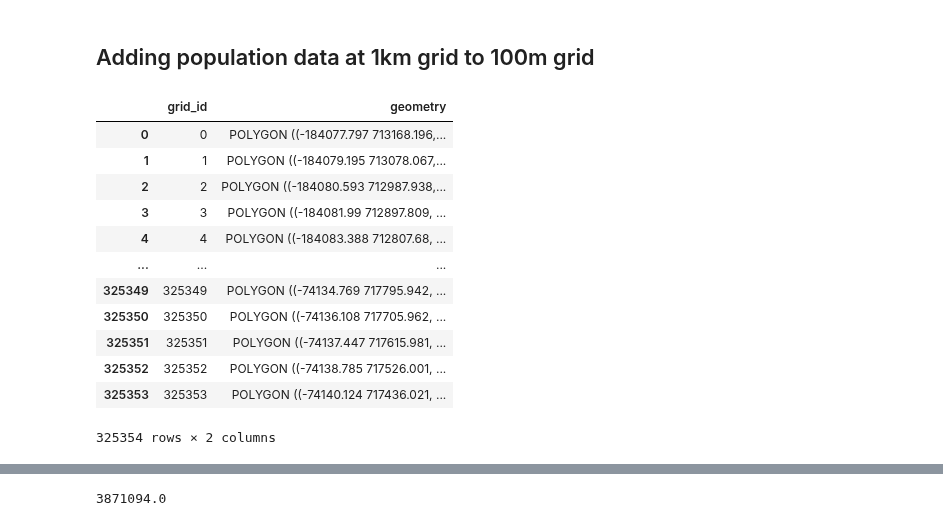
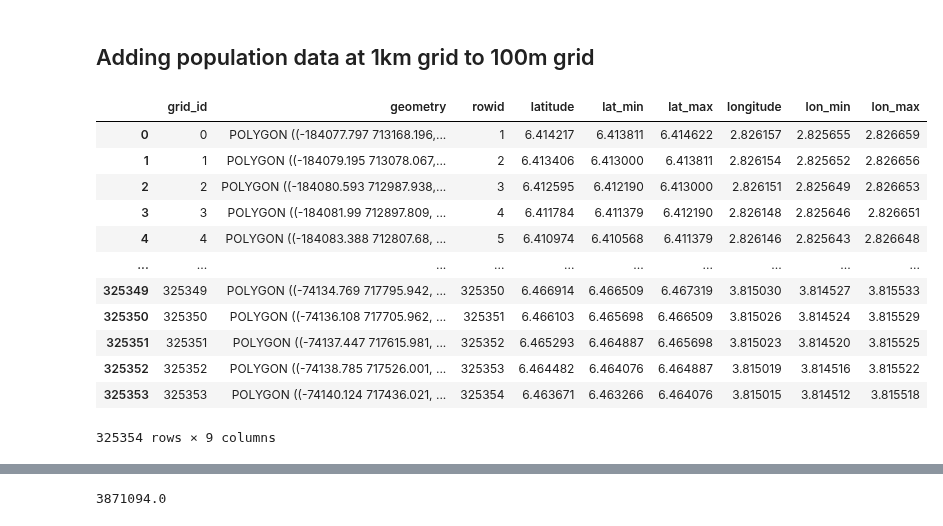
Before and after one commit to urbanbigdatacentre/ideamaps-models, a Jupyter notebook: models/emergency-maternal-care/scripts/Health_Care_Access_3_closet_EmOC.ipynb, the cells around one changed output, grey strips where cells are left out. Drawn from its saved outputs; the diff is of its cells as text; code cells hidden in the pictures.

```diff
--- a/models/emergency-maternal-care/scripts/Health_Care_Access_3_closet_EmOC.ipynb
+++ b/models/emergency-maternal-care/scripts/Health_Care_Access_3_closet_EmOC.ipynb
@@ -228,25 +228,25 @@ epsg = 'EPSG:32632'
 # %%
 # Preparing grid
 grid_file = data_inputs + '100mGrid.gpkg'
 grid = gpd.read_file(grid_file)
 grid = grid.to_crs(epsg)
 grid['grid_id'] = range(len(grid))
-grid = grid[['grid_id', 'geometry']].set_geometry('geometry')
+grid = grid[['grid_id', 'geometry','rowid', 'latitude', 'lat_min', 'lat_max', 'longitude', 'lon_min','lon_max']].set_geometry('geometry')
 grid
 # %% [output]
-|  | grid_id | geometry |
-| 0 | 0 | POLYGON ((-184077.797 713168.196,... |
-| 1 | 1 | POLYGON ((-184079.195 713078.067,... |
-| 2 | 2 | POLYGON ((-184080.593 712987.938,... |
-| 3 | 3 | POLYGON ((-184081.99 712897.809, ... |
-| 4 | 4 | POLYGON ((-184083.388 712807.68, ... |
-| ... | ... | ... |
-| 325349 | 325349 | POLYGON ((-74134.769 717795.942, ... |
-| 325350 | 325350 | POLYGON ((-74136.108 717705.962, ... |
-| 325351 | 325351 | POLYGON ((-74137.447 717615.981, ... |
-| 325352 | 325352 | POLYGON ((-74138.785 717526.001, ... |
-| 325353 | 325353 | POLYGON ((-74140.124 717436.021, ... |
+|  | grid_id | geometry | rowid | latitude | lat_min | lat_max | longitude | lon_min | lon_max |
+| 0 | 0 | POLYGON ((-184077.797 713168.196,... | 1 | 6.414217 | 6.413811 | 6.414622 | 2.826157 | 2.825655 | 2.826659 |
+| 1 | 1 | POLYGON ((-184079.195 713078.067,... | 2 | 6.413406 | 6.413000 | 6.413811 | 2.826154 | 2.825652 | 2.826656 |
+| 2 | 2 | POLYGON ((-184080.593 712987.938,... | 3 | 6.412595 | 6.412190 | 6.413000 | 2.826151 | 2.825649 | 2.826653 |
+| 3 | 3 | POLYGON ((-184081.99 712897.809, ... | 4 | 6.411784 | 6.411379 | 6.412190 | 2.826148 | 2.825646 | 2.826651 |
+| 4 | 4 | POLYGON ((-184083.388 712807.68, ... | 5 | 6.410974 | 6.410568 | 6.411379 | 2.826146 | 2.825643 | 2.826648 |
+| ... | ... | ... | ... | ... | ... | ... | ... | ... | ... |
+| 325349 | 325349 | POLYGON ((-74134.769 717795.942, ... | 325350 | 6.466914 | 6.466509 | 6.467319 | 3.815030 | 3.814527 | 3.815533 |
+| 325350 | 325350 | POLYGON ((-74136.108 717705.962, ... | 325351 | 6.466103 | 6.465698 | 6.466509 | 3.815026 | 3.814524 | 3.815529 |
+| 325351 | 325351 | POLYGON ((-74137.447 717615.981, ... | 325352 | 6.465293 | 6.464887 | 6.465698 | 3.815023 | 3.814520 | 3.815525 |
+| 325352 | 325352 | POLYGON ((-74138.785 717526.001, ... | 325353 | 6.464482 | 6.464076 | 6.464887 | 3.815019 | 3.814516 | 3.815522 |
+| 325353 | 325353 | POLYGON ((-74140.124 717436.021, ... | 325354 | 6.463671 | 6.463266 | 6.464076 | 3.815015 | 3.814512 | 3.815518 |
-325354 rows × 2 columns
+325354 rows × 9 columns
 # %%
 # Count buildings per grid cell
 
```
Also changed, not shown: parts of 4 cells of this notebook, 1 other file.
